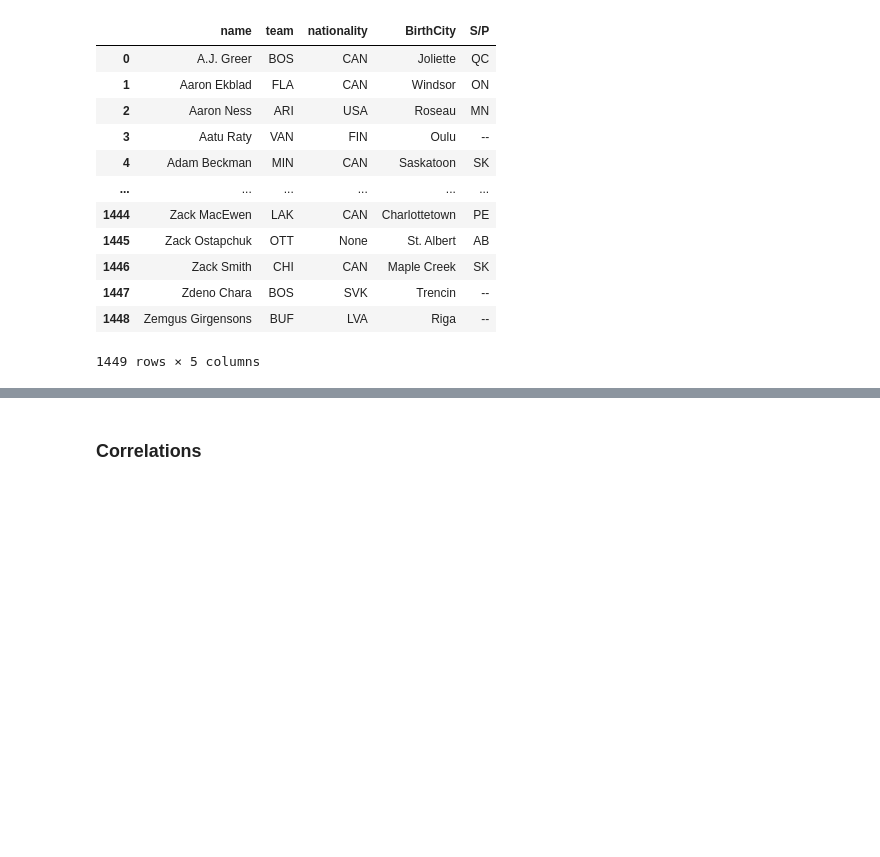
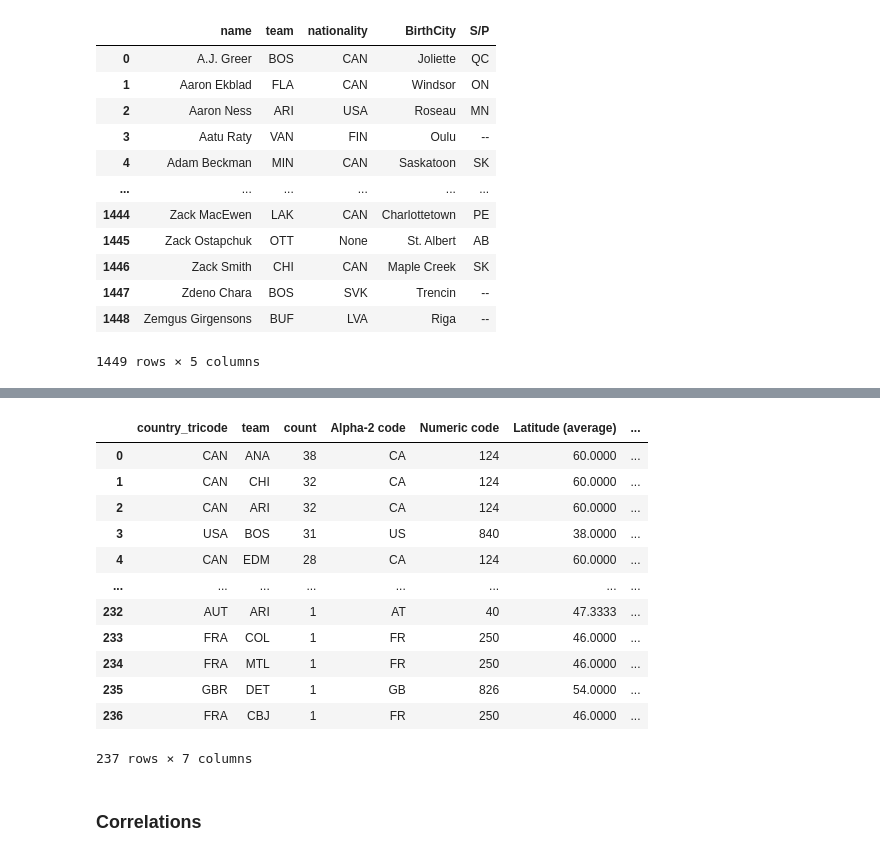
Before and after one commit to emrkel/NHL-Line-Optimisation, a Jupyter notebook: dataAnalysis.ipynb, the cells around one changed output, grey strips where cells are left out. Cells and saved outputs as stored; diff of their text form; code cells hidden in the pictures; blank space fills up the shorter version.

```diff
--- a/dataAnalysis.ipynb
+++ b/dataAnalysis.ipynb
@@ -122,0 +109,72 @@ KeyboardInterrupt:
+# %%
+import pandas as pd
+import geopandas as gpd
+import matplotlib.pyplot as plt
+from geopy.geocoders import Nominatim
+from folium.plugins import MarkerCluster
+import ipywidgets as widgets
+from IPython.display import display
+import folium
+
+# Assuming 'countries_reduced' is your DataFrame with 'name', 'team', 'nationality', 'BirthCity', 'S/P'
+# Step 1: Handle missing data
+countries_reduced['location'] = countries_reduced['BirthCity'].fillna('') + ', ' + countries_reduced['S/P'].fillna('')
+countries_reduced
+
+url = "https://gist.githubusercontent.com/cpl/3dc2d19137588d9ae202d67233715478/raw/3d801e76e1ec3e6bf93dd7a87b7f2ce8afb0d5de/countries_codes_and_coordinates.csv"
+country_coords = pd.read_csv(url, index_col=0)
+# Remove double quotes from all columns
+country_coords = country_coords.applymap(lambda x: x.replace('"', '') if isinstance(x, str) else x)
+
+# Convert columns to appropriate datatypes
+country_coords['Alpha-2 code'] = country_coords['Alpha-2 code'].astype(str)
+country_coords['Alpha-3 code'] = country_coords['Alpha-3 code'].astype(str)
+country_coords['Numeric code'] = country_coords['Numeric code'].astype(int)
+country_coords['Latitude (average)'] = country_coords['Latitude (average)'].astype(float)
+country_coords['Longitude (average)'] = country_coords['Longitude (average)'].astype(float)
+
+# Display the cleaned DataFrame
+# Display the cleaned DataFrame
+country_coords = country_coords.rename(columns={'Alpha-3 code': 'country_tricode'})
+
+country_counts = countries_reduced[['nationality', 'team']].value_counts().reset_index()
+country_counts.columns = ['country_tricode', 'team', 'count']
+country_counts
+# country_counts.to_csv('cleanData/country_counts.csv')
+
+state_counts = countries_reduced['S/P'].value_counts().reset_index()
+state_counts.columns = ['state', 'count']
+
+# Display the cleaned DataFrame
+country_coords = country_coords.rename(columns={'Alpha-3 code': 'country_tricode'})
+
+# Check for leading/trailing spaces in country_tricode
+country_coords['country_tricode'] = country_coords['country_tricode'].str.strip()
+country_counts['country_tricode'] = country_counts['country_tricode'].str.strip()
+
+# Display the unique values in country_tricode columns
+# print("Unique country_tricode in country_counts:", country_counts['country_tricode'].unique())
+# print("Unique country_tricode in country_coords:", country_coords['country_tricode'].unique())
+
+
+# Perform the merge
+merged = pd.merge(country_counts, country_coords, on='country_tricode', how='left')
+merged
+
+
+
+# world = gpd.read_file(gpd.datasets.get_path('naturalearth_lowres'))
+# %% [output]
+|  | country_tricode | team | count | Alpha-2 code | Numeric code | Latitude (average) | ... |
+| 0 | CAN | ANA | 38 | CA | 124 | 60.0000 | ... |
+| 1 | CAN | CHI | 32 | CA | 124 | 60.0000 | ... |
+| 2 | CAN | ARI | 32 | CA | 124 | 60.0000 | ... |
+| 3 | USA | BOS | 31 | US | 840 | 38.0000 | ... |
+| 4 | CAN | EDM | 28 | CA | 124 | 60.0000 | ... |
+| ... | ... | ... | ... | ... | ... | ... | ... |
+| 232 | AUT | ARI | 1 | AT | 40 | 47.3333 | ... |
+| 233 | FRA | COL | 1 | FR | 250 | 46.0000 | ... |
+| 234 | FRA | MTL | 1 | FR | 250 | 46.0000 | ... |
+| 235 | GBR | DET | 1 | GB | 826 | 54.0000 | ... |
+| 236 | FRA | CBJ | 1 | FR | 250 | 46.0000 | ... |
+237 rows × 7 columns
```
Also changed, not shown: parts of 2 cells of this notebook, 2 other files.
